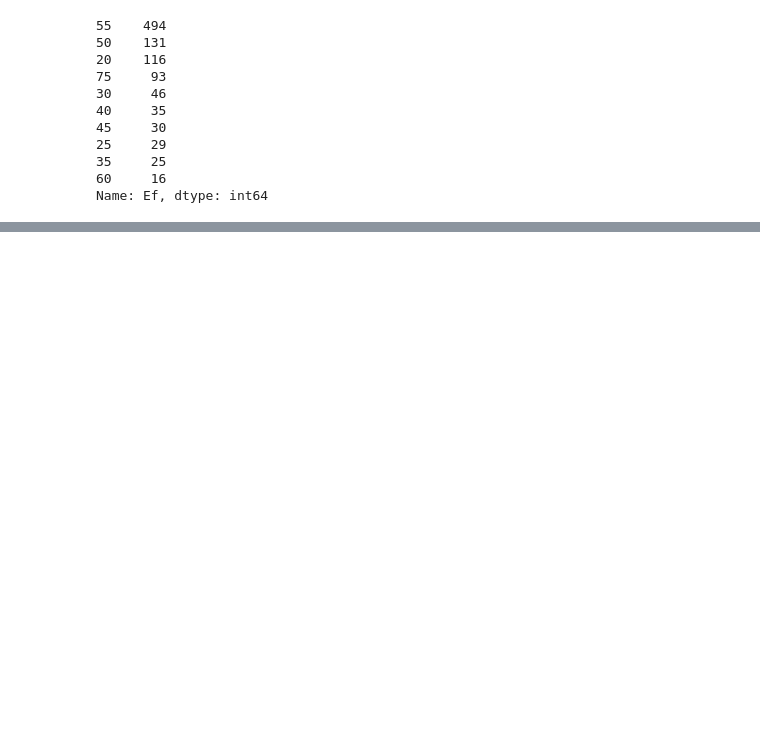
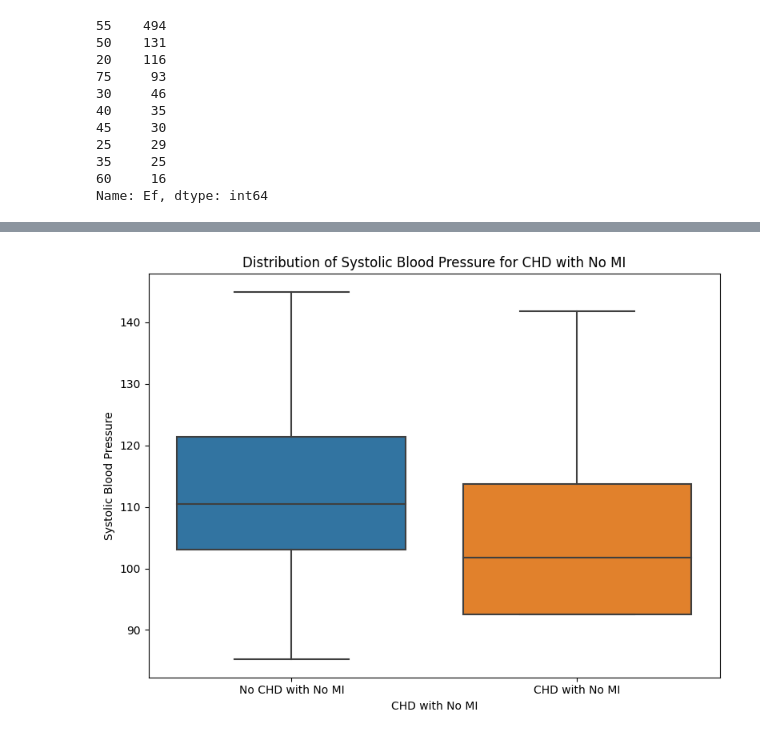
Before and after one commit to VishalRavichandran27/hds5210-2023, a Jupyter notebook: final/final.ipynb, the cells around one changed output, grey strips where cells are left out. Saved outputs shown, nothing was run; the diff lists cells and outputs as text; code cells hidden in the pictures; blank space fills up the shorter version.

```diff
--- a/final/final.ipynb
+++ b/final/final.ipynb
@@ -358,0 +440,15 @@ Name: Ef, dtype: int64
+# %%
+# Pivoting the data to calculate average systolic blood pressure for CHD with no MI and without CHD
+chd_sbp = icu.groupby('Chd With No Mi')['Systolic Blood Pressure'].mean().reset_index()
+
+# Visualization - Box plot showing distribution of systolic blood pressure for CHD with no MI and without CHD
+plt.figure(figsize=(8, 6))
+sns.boxplot(x='Chd With No Mi', y='Systolic Blood Pressure', data=icu)
+plt.xlabel('CHD with No MI')
+plt.ylabel('Systolic Blood Pressure')
+plt.title('Distribution of Systolic Blood Pressure for CHD with No MI')
+plt.xticks([0, 1], ['No CHD with No MI', 'CHD with No MI'])
+plt.tight_layout()
+plt.show()
+# %% [output]
+[figure, added]
```
Also changed, not shown: parts of 16 cells of this notebook.
